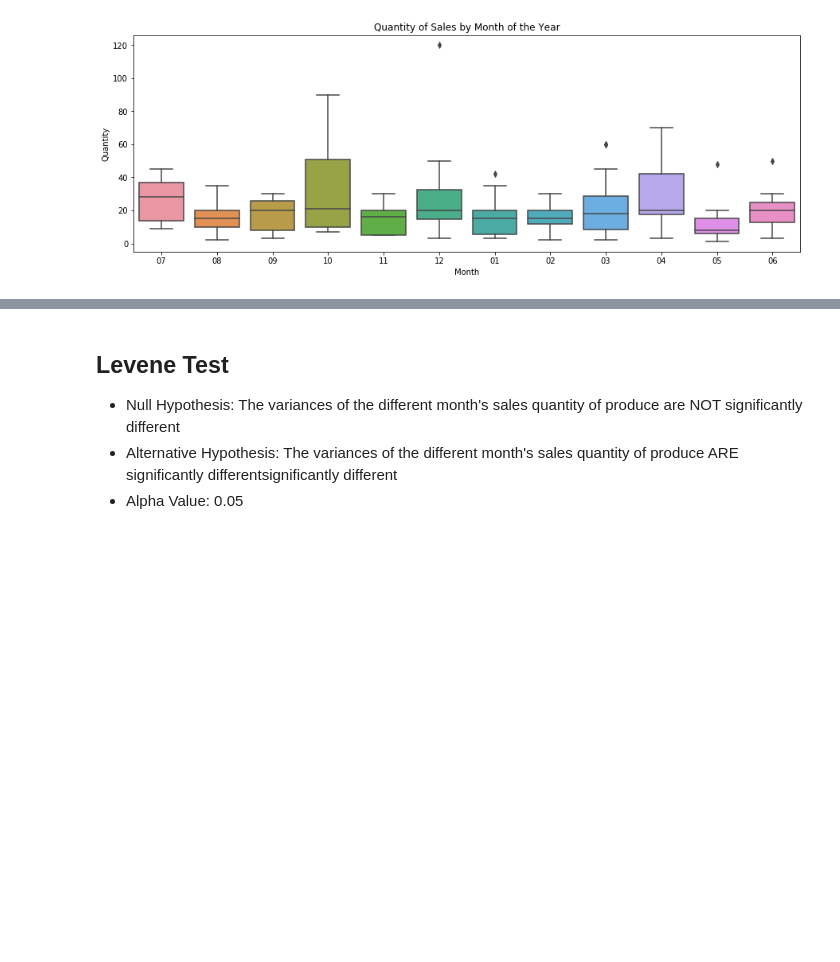
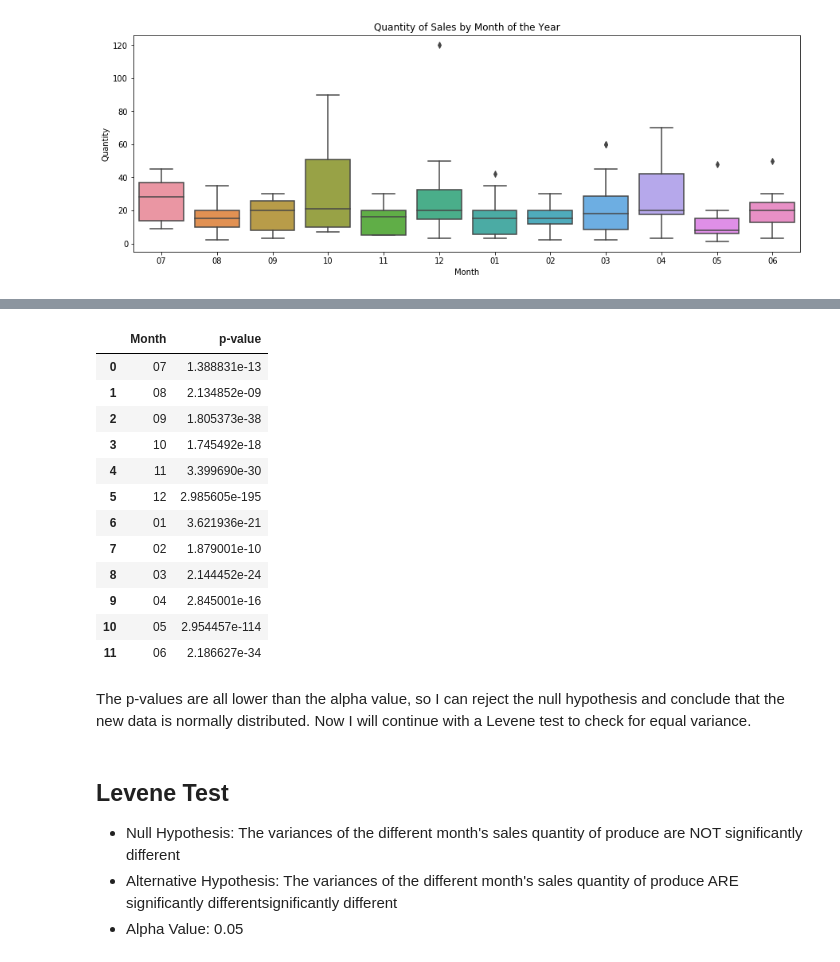
Before and after one commit to georgewillben/Northwind-Database-Statistical-Tests-Module-3-Project, a Jupyter notebook: Northwind_Statistical_Tests.ipynb, the cells around one changed output, grey strips where cells are left out. Drawn from its saved outputs; the diff is of its cells as text; code cells hidden in the pictures; blank space fills up the shorter version.

```diff
--- a/Northwind_Statistical_Tests.ipynb
+++ b/Northwind_Statistical_Tests.ipynb
@@ -496,0 +534,5 @@ It seems that there is a seasonal cycle where certain months have more sales. Ho
+# %%
+# resample data
+resampled_months = []
+for m in months:
+    resampled_months.append(get_resampled_means(m, 4, 10000))
@@ -497,3 +545,27 @@ It seems that there is a seasonal cycle where certain months have more sales. Ho
+# %%
+# KS tests
+results = []
+for m, n in zip(resampled_months, month_numbers):
+    ks_stat, pval = stats.kstest(m, 'norm', args=(m.mean(), m.std()))
+    results.append({"Month":n, "p-value":pval})
+
+pd.DataFrame(results)
+# %% [output]
+|  | Month | p-value |
+| 0 | 07 | 1.388831e-13 |
+| 1 | 08 | 2.134852e-09 |
+| 2 | 09 | 1.805373e-38 |
+| 3 | 10 | 1.745492e-18 |
+| 4 | 11 | 3.399690e-30 |
+| 5 | 12 | 2.985605e-195 |
+| 6 | 01 | 3.621936e-21 |
+| 7 | 02 | 1.879001e-10 |
+| 8 | 03 | 2.144452e-24 |
+| 9 | 04 | 2.845001e-16 |
+| 10 | 05 | 2.954457e-114 |
+| 11 | 06 | 2.186627e-34 |
+# %% [markdown]
+The p-values are all lower than the alpha value, so I can reject the null hypothesis and conclude that the new data is normally distributed. Now I will continue with a Levene test to check for equal variance.
 # %% [markdown]
 ## Levene Test
 * Null Hypothesis: The variances of the different month's sales quantity of produce are NOT significantly different
```
Also changed, not shown: parts of 11 cells of this notebook.
